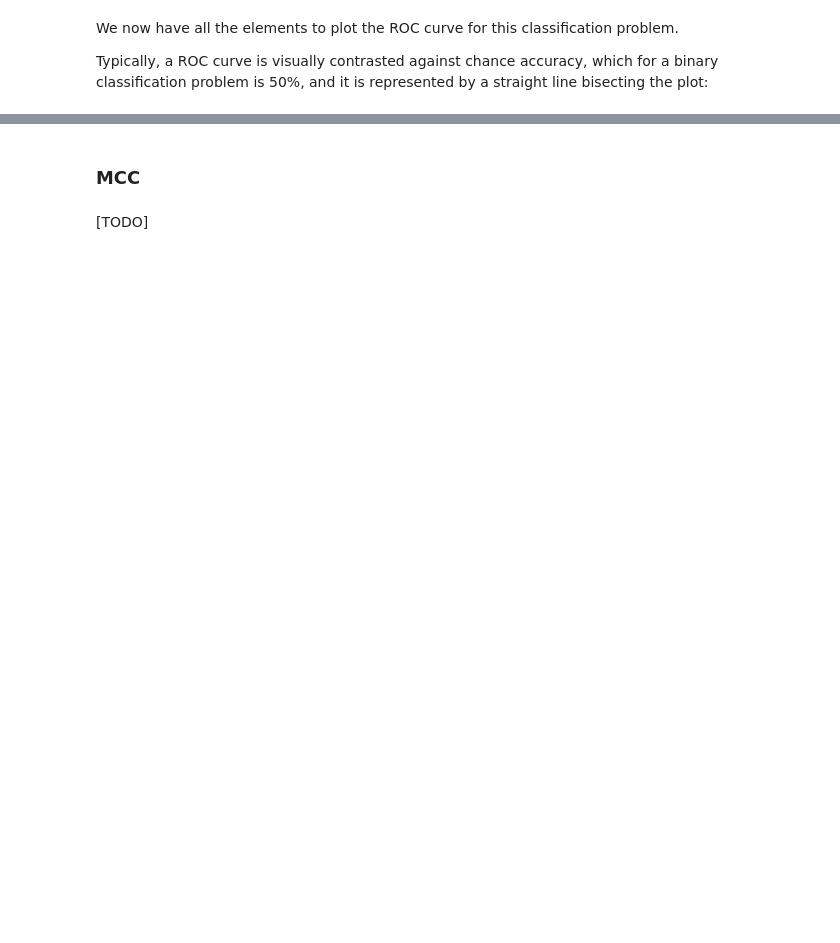
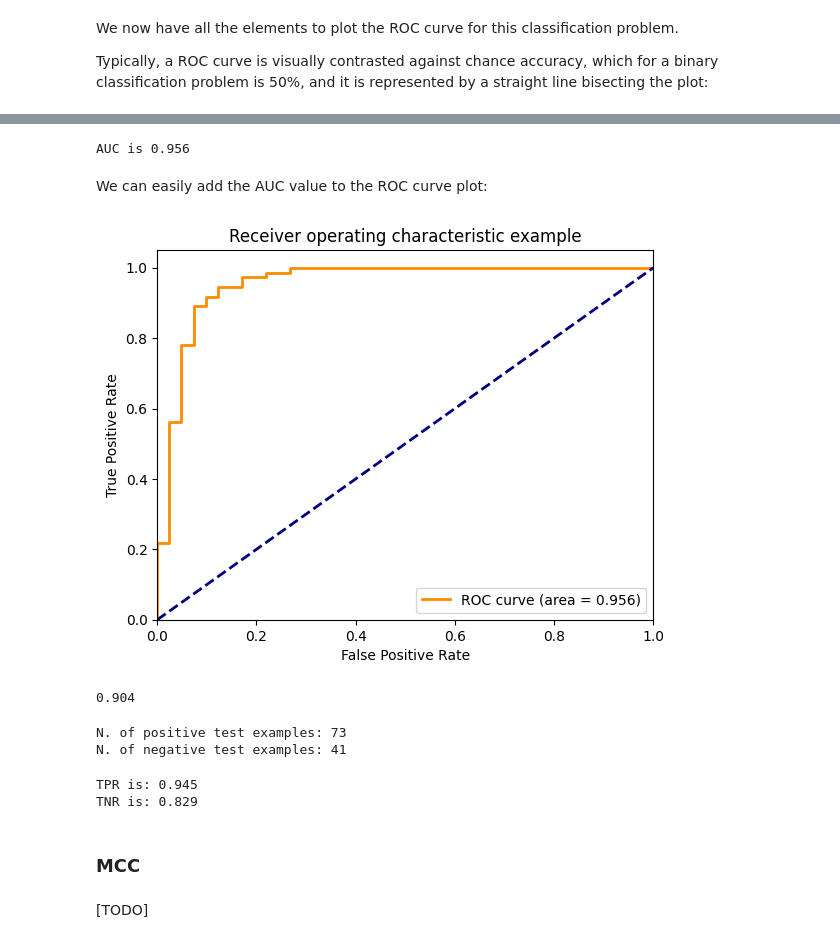
Before and after one commit to ne1s0n/bioinformateachers, a Jupyter notebook: dlb/measure_model_performance/roc_auc_mcc.ipynb, the cells around one changed output, grey strips where cells are left out. Drawn from its saved outputs; the diff is of its cells as text; code cells hidden in the pictures; blank space fills up the shorter version.

```diff
--- a/dlb/measure_model_performance/roc_auc_mcc.ipynb
+++ b/dlb/measure_model_performance/roc_auc_mcc.ipynb
@@ -134,25 +183,57 @@ plt.show()
 # %%
 roc_auc = auc(fpr, tpr)
 # %%
-print("AUC is", roc_auc)
+print("AUC is", round(roc_auc,3))
+# %% [output]
+AUC is 0.956
+# %% [markdown]
+We can easily add the AUC value to the ROC curve plot:
 # %%
 plt.figure()
 lw = 2
 plt.plot(
     fpr,
     tpr,
     color="darkorange",
     lw=lw,
-    label="ROC curve (area = %0.2f)" % roc_auc
+    label="ROC curve (area = %0.3f)" % roc_auc
 )
 plt.plot([0, 1], [0, 1], color="navy", lw=lw, linestyle="--")
 plt.xlim([0.0, 1.0])
 plt.ylim([0.0, 1.05])
 plt.xlabel("False Positive Rate")
 plt.ylabel("True Positive Rate")
 plt.title("Receiver operating characteristic example")
 plt.legend(loc="lower right")
 plt.show()
+# %% [output]
+[figure, added]
+# %%
+accuracy = (y_test == y_pred).sum()/len(y_test)
+print(round(accuracy, 3))
+# %% [output]
+0.904
+# %%
+n_positives = len(bc_data[bc_data["y_test"]==1])
+n_negatives = len(bc_data[bc_data["y_test"]==0])
+
+print("N. of positive test examples:", n_positives)
+print("N. of negative test examples:", n_negatives)
+# %% [output]
+N. of positive test examples: 73
+N. of negative test examples: 41
+# %%
+true_positive_preds = len(bc_data[(bc_data.y_test==1) & (bc_data.y_pred == 1)])
+true_negative_preds = len(bc_data[(bc_data.y_test==0) & (bc_data.y_pred == 0)])
+
+tpr = true_positive_preds/n_positives
+tnr = true_negative_preds/n_negatives
+
+print("TPR is:", round(tpr,3))
+print("TNR is:", round(tnr,3))
+# %% [output]
+TPR is: 0.945
+TNR is: 0.829
 # %% [markdown]
 ### MCC
 # %% [markdown]
```
Also changed, not shown: parts of 11 cells of this notebook.
